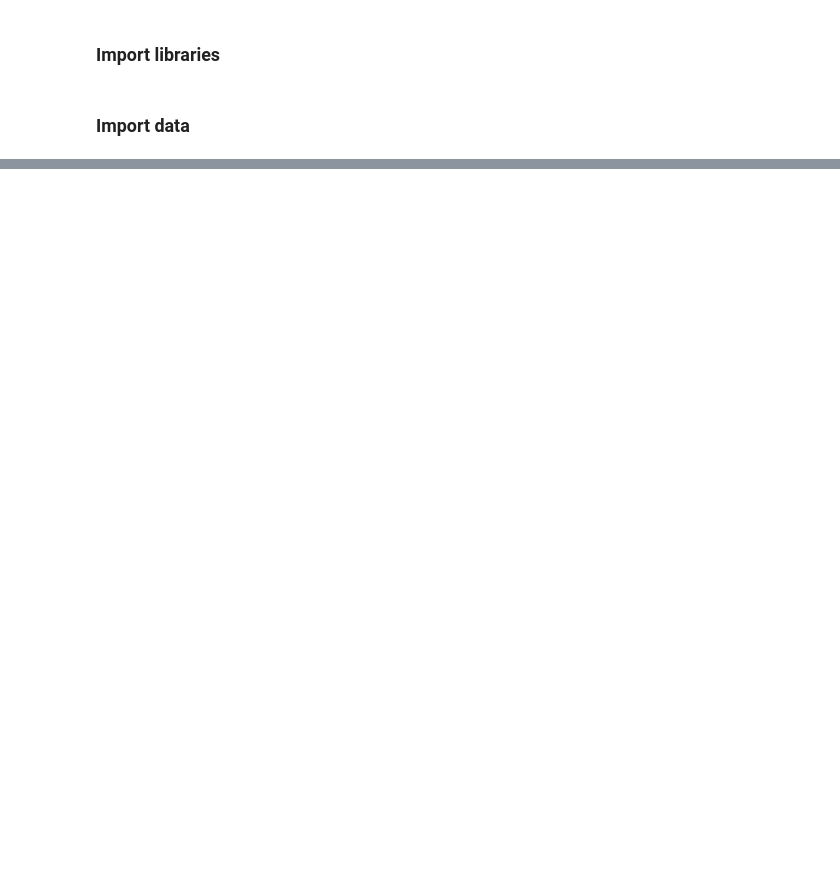
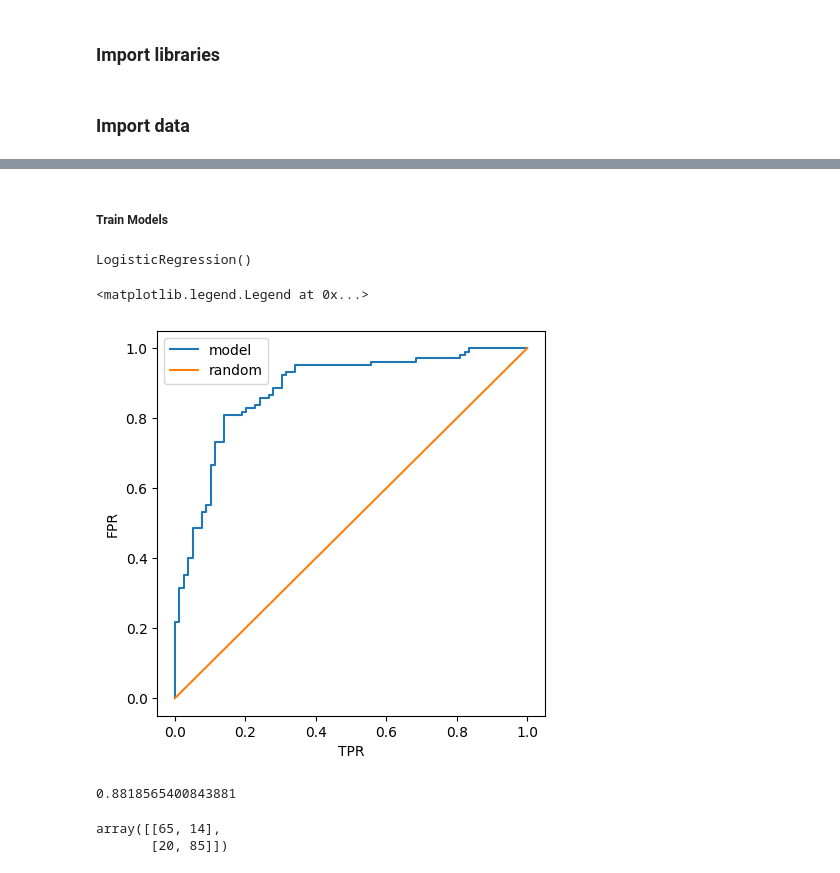
Before and after one commit to wojciech-san/heart-disease-prediction-system, a Jupyter notebook: notebooks/exploratory-data-analysis.ipynb, the cells around one changed output, grey strips where cells are left out. Cells and saved outputs as stored; diff of their text form; code cells hidden in the pictures; blank space fills up the shorter version.

Commit message:
added eda part and 1st train model lr

```diff
--- a/notebooks/exploratory-data-analysis.ipynb
+++ b/notebooks/exploratory-data-analysis.ipynb
@@ -27,0 +76,3 @@ Name: proportion, dtype: float64
+# %%
+for col in categorical_columns:
+    df[col] = df[col].fillna(df[col].mode()[0])
@@ -27,0 +99,45 @@ Name: proportion, dtype: float64
+# %% [markdown]
+##### Train Models
+# %%
+dv = DictVectorizer(sparse=False)
+
+train_dict = df_train[categorical_columns + numerical_columns].to_dict(orient='records')
+X_train = dv.fit_transform(train_dict)
+
+scaler = StandardScaler()
+
+X_train_scaled = scaler.fit_transform(X_train)
+
+model = LogisticRegression()
+model.fit(X_train_scaled, y_train)
+# %% [output]
+LogisticRegression()
+# %%
+val_dict = df_val[categorical_columns + numerical_columns].to_dict(orient='records')
+X_val = dv.transform(val_dict)
+
+X_val_scaled = scaler.transform(X_val)
+
+y_pred = model.predict_proba(X_val_scaled)[:, 1]
+# %%
+fpr,tpr,thresholds = roc_curve(y_val,y_pred)
+# %%
+plt.figure(figsize=(5,5))
+plt.plot(fpr,tpr,label='model')
+plt.plot([0,1],[0,1],label = 'random')
+plt.ylabel('FPR')
+plt.xlabel('TPR')
+plt.legend()
+# %% [output]
+<matplotlib.legend.Legend at 0x...>
+[figure, added]
+# %%
+auc(fpr,tpr)
+# %% [output]
+0.8818565400843881
+# %%
+y_pred_hard = model.predict(X_val_scaled)
+confusion_matrix(y_val,y_pred_hard)
+# %% [output]
+array([[65, 14],
+       [20, 85]])
```
Also changed, not shown: parts of 15 cells of this notebook.
